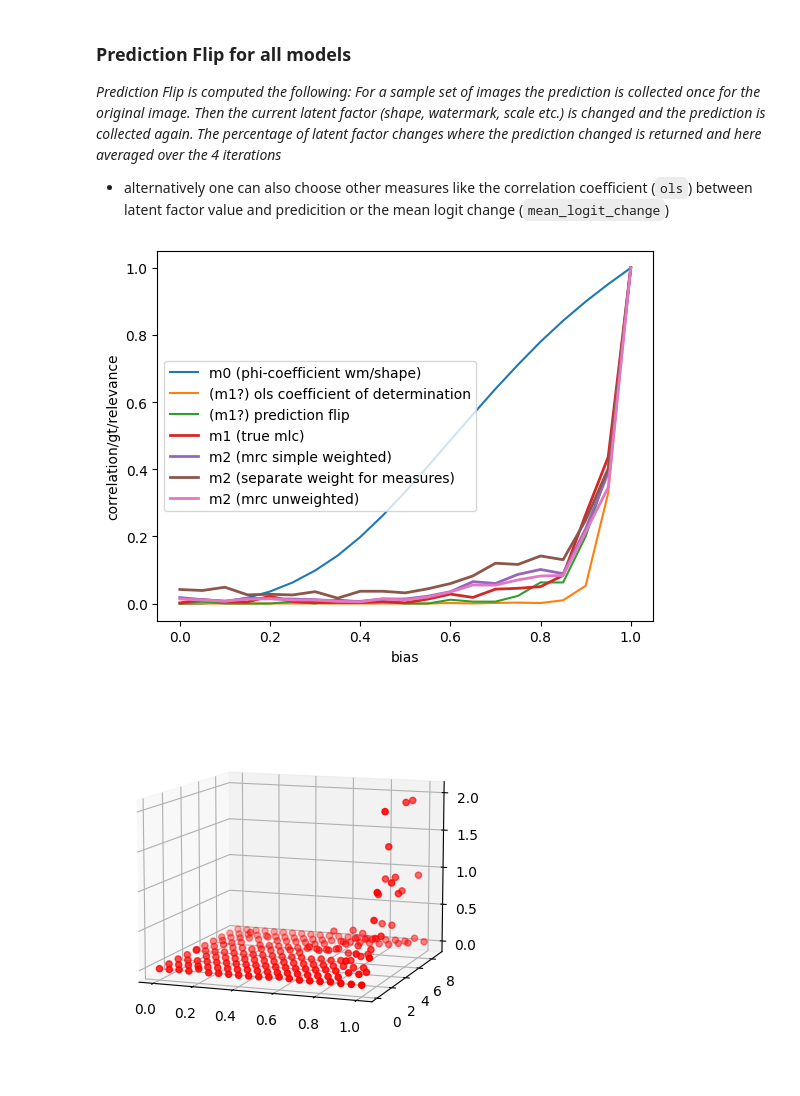
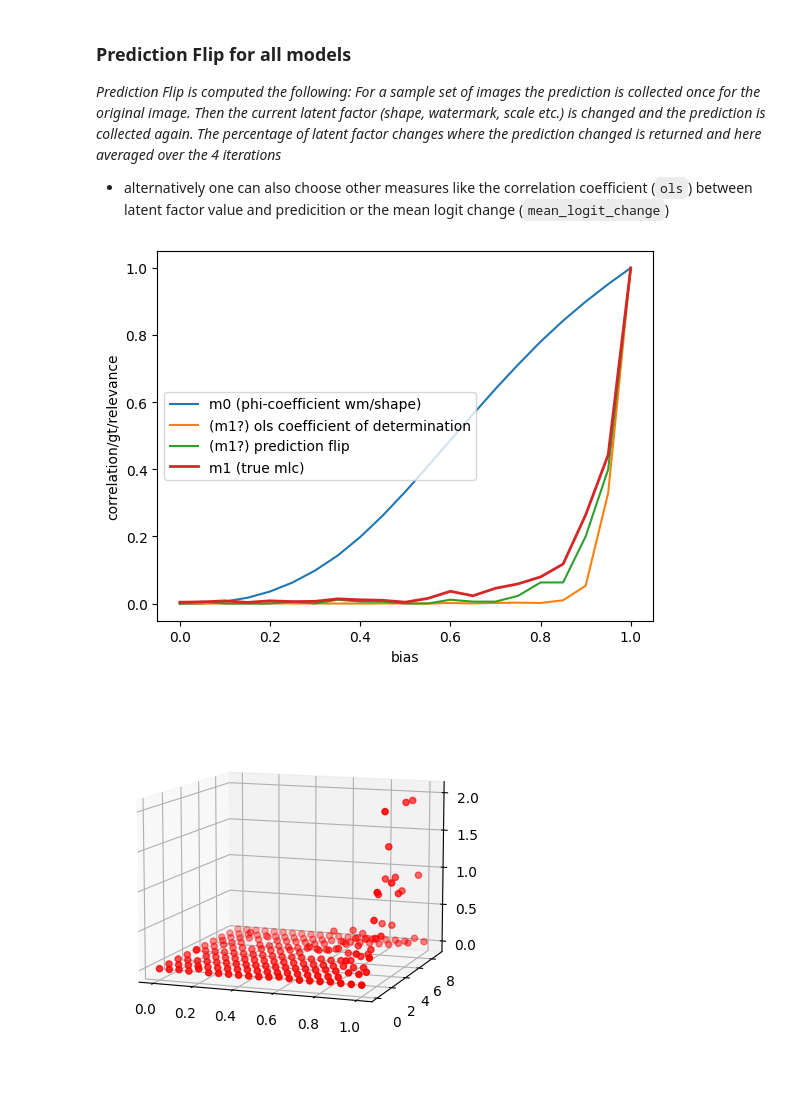
Before and after one commit to lillijo/xai-evaluation-master-thesis, a Jupyter notebook: experiments/pipeline.ipynb, the cells around one changed output. Drawn from its saved outputs; the diff is of its cells as text; code cells hidden in the pictures.

```diff
--- a/experiments/pipeline.ipynb
+++ b/experiments/pipeline.ipynb
@@ -123,10 +120,10 @@ bad biases:  [[5, 0.1, 92.49237060546875], [7, 0.6, 92.3770751953125], [5, 0.95,
 *Prediction Flip is computed the following: For a sample set of images the prediction is collected once for the original image. Then the current latent factor (shape, watermark, scale etc.) is changed and the prediction is collected again. The percentage of latent factor changes where the prediction changed is returned and here averaged over the 4 iterations*
 
 - alternatively one can also choose other measures like the correlation coefficient (`ols`) between latent factor value and predicition or the mean logit change (`mean_logit_change`)
-# %%
-plot_measures("test.json")
-# %% [output]
-[figure, removed]
+# %%
+plot_measures(MODEL_ZOO_INFOS_PATH)
+# %% [output]
+[figure, added]
 # %%
 plot_3d("test.json", m_type=lambda x: x["mlc"])
 
```
Also changed, not shown: parts of 4 cells of this notebook, 5 other files.
